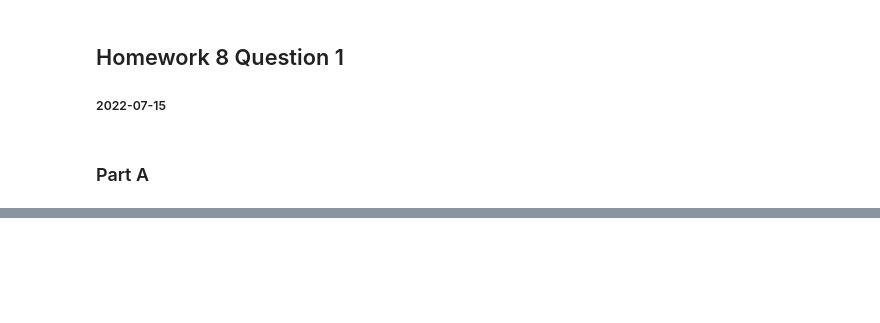
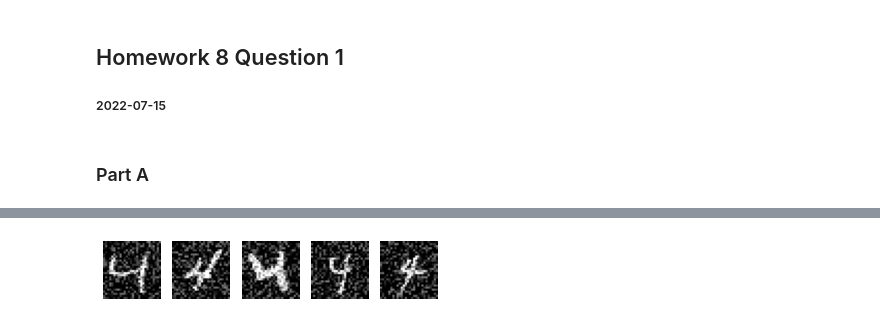
Before and after one commit to rickdgray/Advanced_Predictive_Models, a Jupyter notebook: Homework 8/H8Q1.ipynb, the cells around one changed output, grey strips where cells are left out. Cells and saved outputs as stored; diff of their text form; code cells hidden in the pictures; blank space fills up the shorter version.

```diff
--- a/Homework 8/H8Q1.ipynb
+++ b/Homework 8/H8Q1.ipynb
@@ -25,0 +10,10 @@ ModuleNotFoundError: No module named 'keras'
+# %%
+x = pd.read_csv("MNIST_Subset.csv").to_numpy()
+x_reconstructed = x.reshape((x.shape[0], 28, 28))
+
+fig, axs = plt.subplots(1, 5)
+for i in range(5):
+    axs[i].imshow(x_reconstructed[i], cmap=plt.get_cmap('gray'))
+    axs[i].axis('off')
+# %% [output]
+[figure, added]
```
Also changed, not shown: parts of 6 cells of this notebook, 1 other file.
